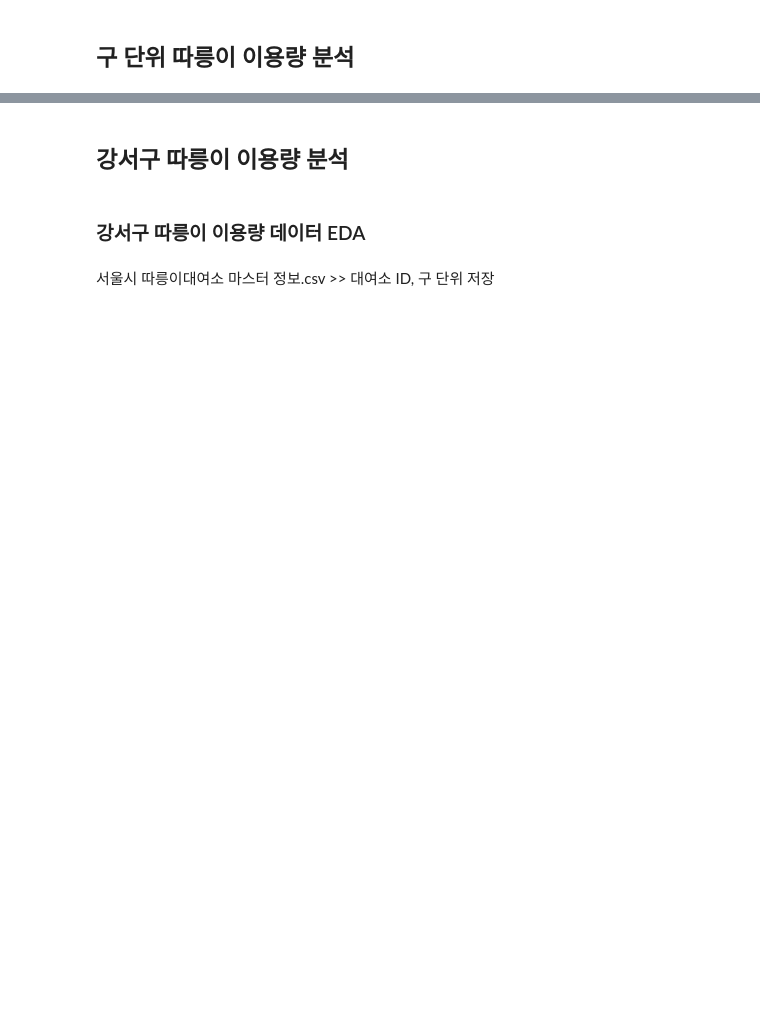
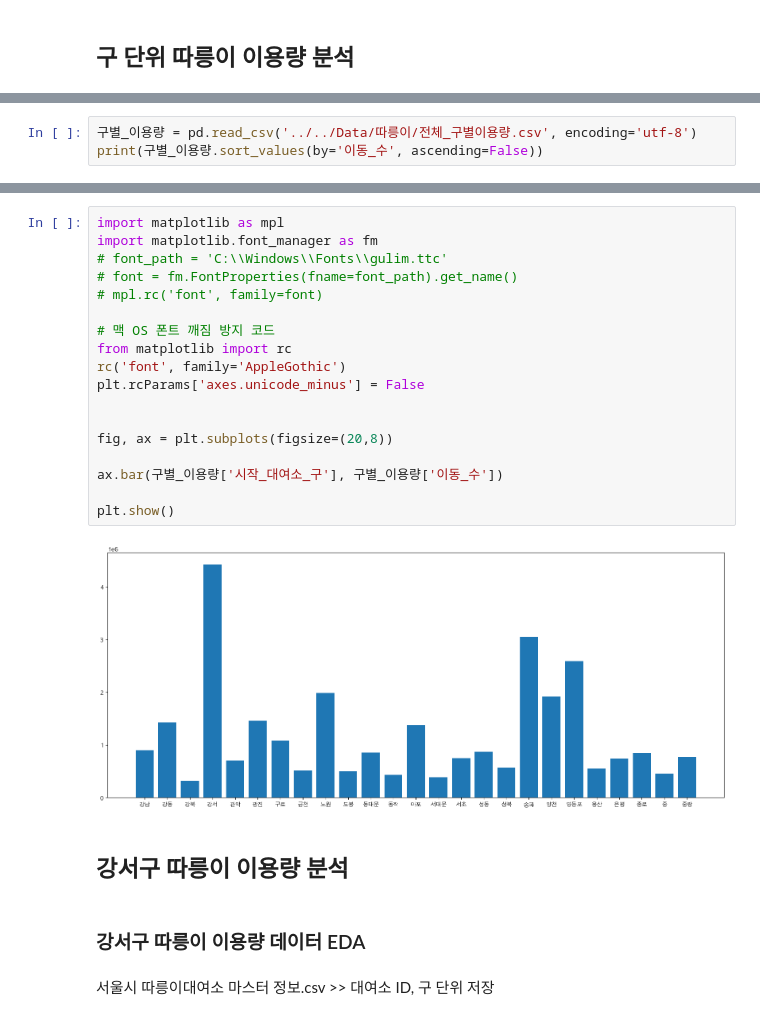
Before and after one commit to minseokpark6/SemiProject_Group3, a Jupyter notebook: Code/Origin/BikeSeoul_SemiGroup3.ipynb, the cells around one changed output, grey strips where cells are left out. Saved outputs shown, nothing was run; the diff lists cells and outputs as text; blank space fills up the shorter version.

```diff
--- a/Code/Origin/BikeSeoul_SemiGroup3.ipynb
+++ b/Code/Origin/BikeSeoul_SemiGroup3.ipynb
@@ -4,0 +111,3 @@
+# %%
+구별_이용량 = pd.read_csv('../../Data/따릉이/전체_구별이용량.csv', encoding='utf-8')
+print(구별_이용량.sort_values(by='이동_수', ascending=False))
@@ -5,3 +132,23 @@
+# %%
+import matplotlib as mpl
+import matplotlib.font_manager as fm
+# font_path = 'C:\\Windows\\Fonts\\gulim.ttc'
+# font = fm.FontProperties(fname=font_path).get_name()
+# mpl.rc('font', family=font)
+
+# 맥 OS 폰트 깨짐 방지 코드
+from matplotlib import rc
+rc('font', family='AppleGothic')
+plt.rcParams['axes.unicode_minus'] = False
+
+
+fig, ax = plt.subplots(figsize=(20,8))
+
+ax.bar(구별_이용량['시작_대여소_구'], 구별_이용량['이동_수'])
+
+plt.show()
+# %% [output]
+[figure, added]
 # %% [markdown]
 ## 강서구 따릉이 이용량 분석
 # %% [markdown]
```
Also changed, not shown: parts of 28 cells of this notebook.
